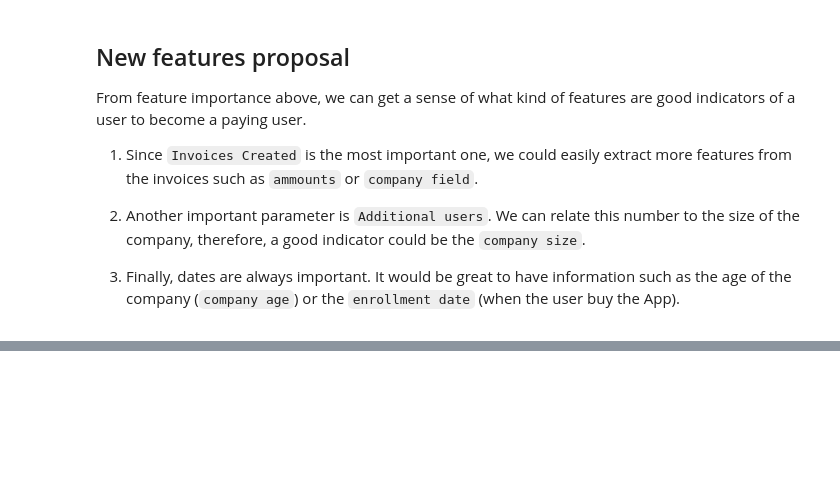
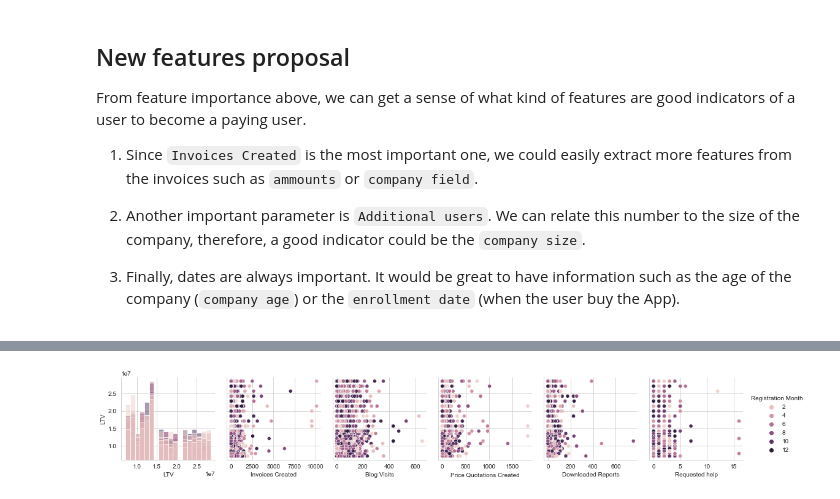
Before and after one commit to qmxp55/onboard_prediction_model, a Jupyter notebook: main.ipynb, the cells around one changed output, grey strips where cells are left out. Cells and saved outputs as stored; diff of their text form; code cells hidden in the pictures; blank space fills up the shorter version.

```diff
--- a/main.ipynb
+++ b/main.ipynb
@@ -442,0 +514,4 @@ From feature importance above, we can get a sense of what kind of features are g
+# %%
+scatter('Registration Month')
+# %% [output]
+[figure, added]
```
Also changed, not shown: parts of 21 cells of this notebook, 2 other files.
